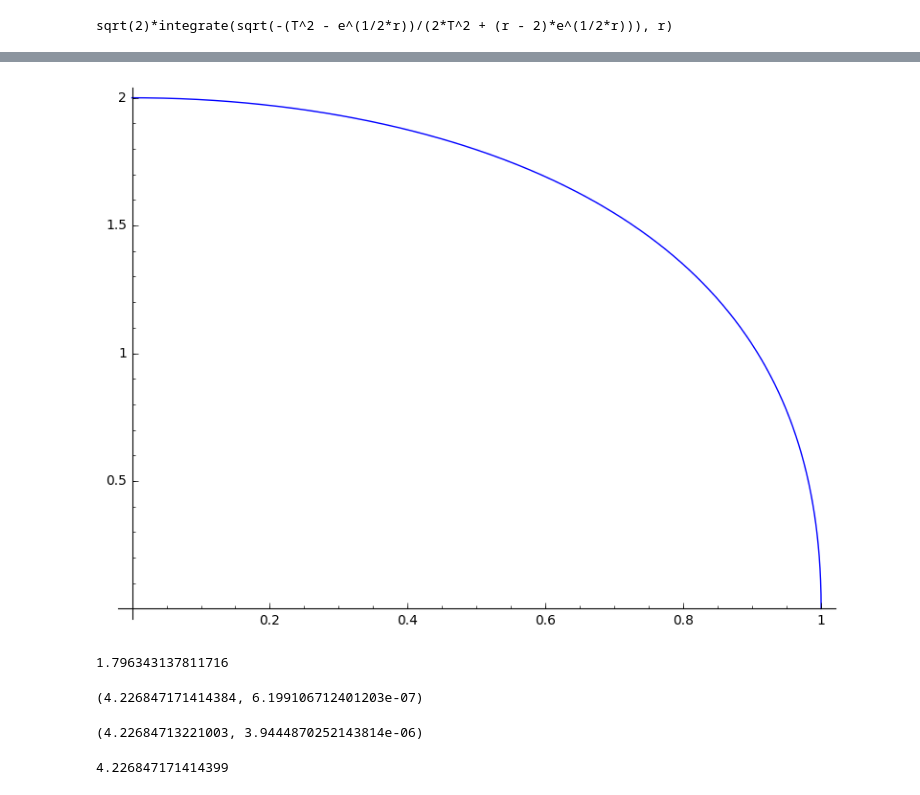
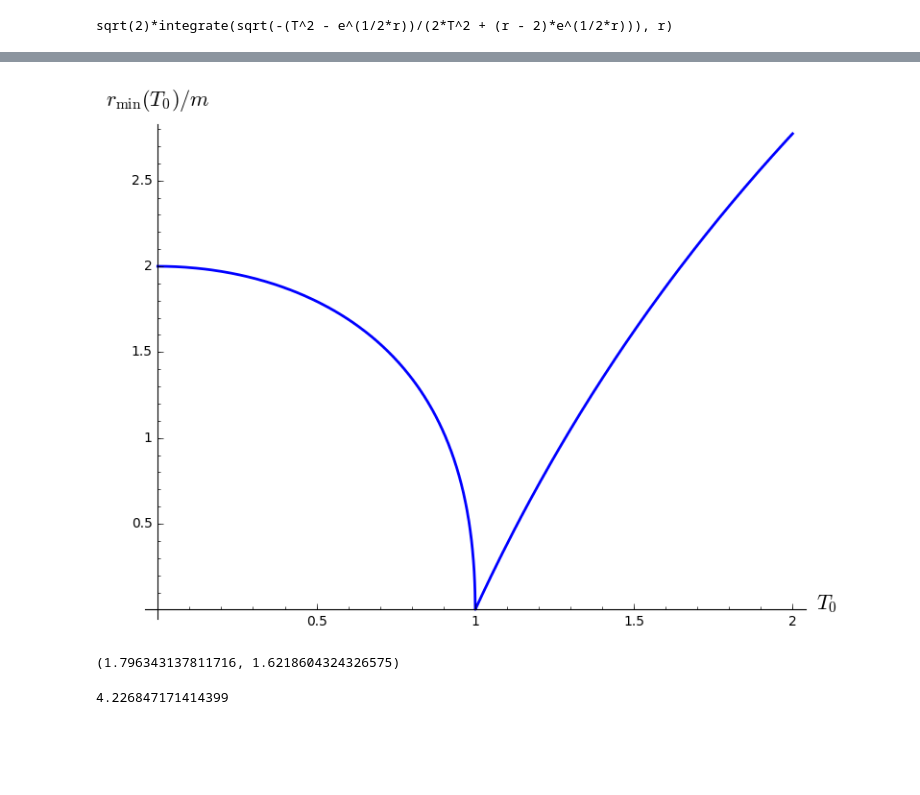
Before and after one commit to egourgoulhon/BHLectures, a Jupyter notebook: sage/Einstein-Rosen_bridge.ipynb, the cells around one changed output, grey strips where cells are left out. Drawn from its saved outputs; the diff is of its cells as text; code cells hidden in the pictures; blank space fills up the shorter version.

```diff
--- a/sage/Einstein-Rosen_bridge.ipynb
+++ b/sage/Einstein-Rosen_bridge.ipynb
@@ -32,4 +21,0 @@ rmin(T) = 2*(lambert_w(-T^2/RDF(e)) + 1)
-# %%
-plot(rmin(T), (T,0,1))
-# %% [output]
-[figure, removed]
@@ -38,15 +22,11 @@ numerical_integral?
+# %%
+plot(rmin, (T,0,2), axes_labels=[r'$T_0$', r'$r_{\rm min}(T_0)/m$'], thickness=2)
+# %% [output]
+[figure, added]
 # %%
-rmin(1/2)
+rmin(1/2), rmin(3/2)
 # %% [output]
-1.796343137811716
+(1.796343137811716, 1.6218604324326575)
-# %%
-numerical_integral(zp2, rmin(1/2), 4, algorithm='qags')
-# %% [output]
-(4.226847171414384, 6.199106712401203e-07)
-# %%
-numerical_integral(zp2, rmin(1/2), 4)
-# %% [output]
-(4.22684713221003, 3.9444870252143814e-06)
 # %%
 def zz(r1, T0):
     dzdr = zp(r, T0)
```
Also changed, not shown: parts of 16 cells of this notebook, 2 other files.
